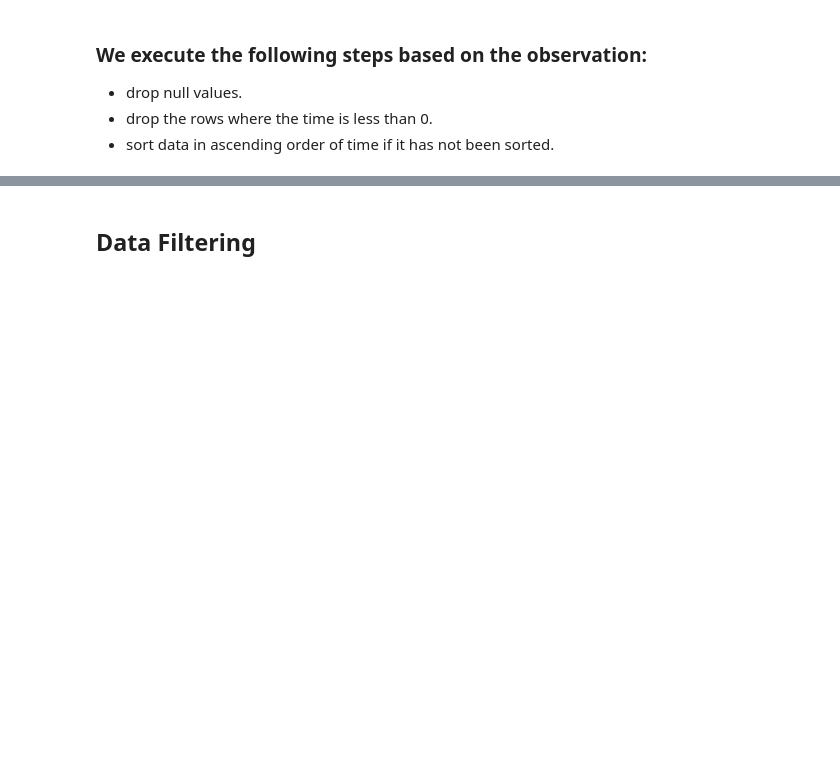
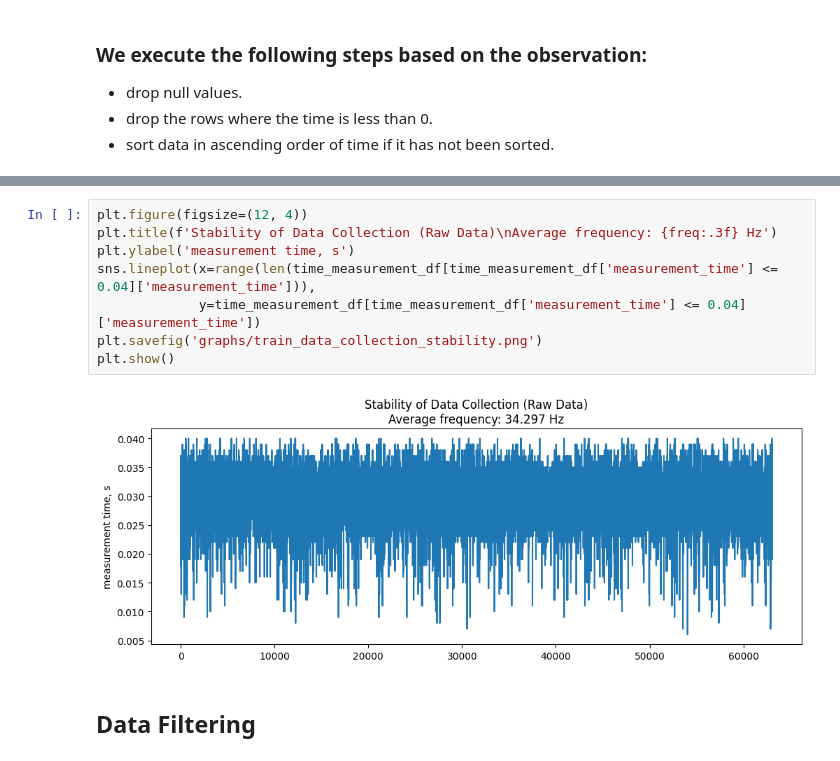
Before and after one commit to Mykhailo20/DS_Bootcamp_2023, a Jupyter notebook: Homework_5/Physical_Activity_Analysis/Features.ipynb, the cells around one changed output, grey strips where cells are left out. Cells and saved outputs as stored; diff of their text form; blank space fills up the shorter version.

```diff
--- a/Homework_5/Physical_Activity_Analysis/Features.ipynb
+++ b/Homework_5/Physical_Activity_Analysis/Features.ipynb
@@ -220,3 +338,13 @@ True
+# %%
+plt.figure(figsize=(12, 4))
+plt.title(f'Stability of Data Collection (Raw Data)\nAverage frequency: {freq:.3f} Hz')
+plt.ylabel('measurement time, s')
+sns.lineplot(x=range(len(time_measurement_df[time_measurement_df['measurement_time'] <= 0.04]['measurement_time'])),
+             y=time_measurement_df[time_measurement_df['measurement_time'] <= 0.04]['measurement_time'])
+plt.savefig('graphs/train_data_collection_stability.png')
+plt.show()
+# %% [output]
+[figure, added]
 # %% [markdown]
 ## Data Filtering
 # %% [markdown]
```
Also changed, not shown: parts of 35 cells of this notebook, 2 other files.
